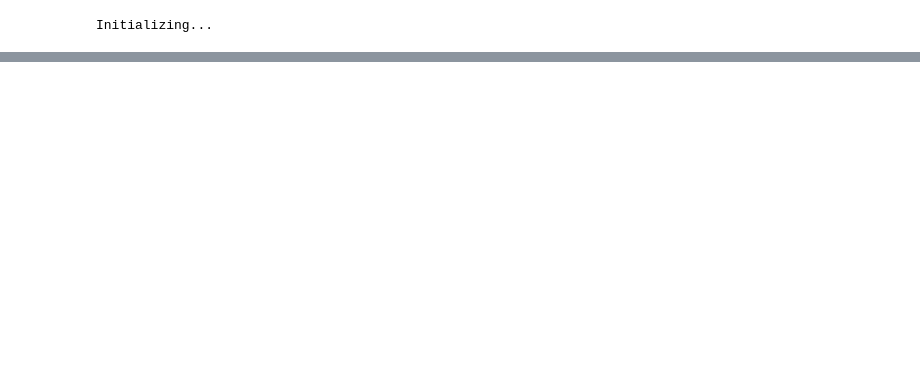
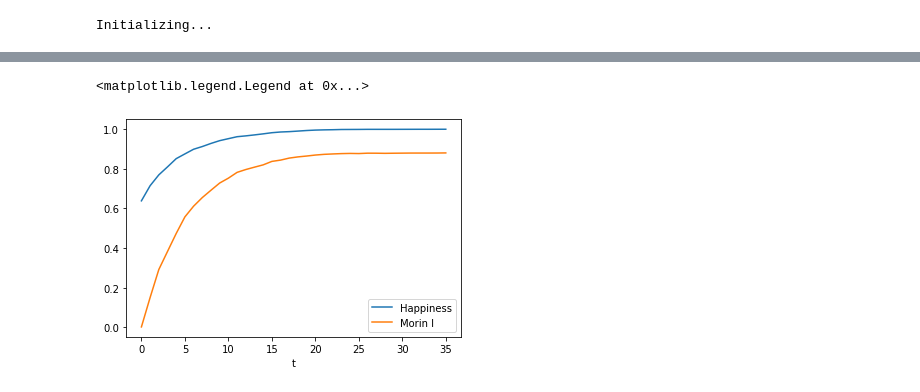
Before and after one commit to AthomsG/Schelling_Model_Central_Tolerance, a Jupyter notebook: Projeto/Schelling Model/Schelling.ipynb, the cells around one changed output, grey strips where cells are left out. Cells and saved outputs as stored; diff of their text form; code cells hidden in the pictures; blank space fills up the shorter version.

```diff
--- a/Projeto/Schelling Model/Schelling.ipynb
+++ b/Projeto/Schelling Model/Schelling.ipynb
@@ -344,0 +343,8 @@ Initializing...
+# %%
+N       = 100 # MATRIX SIZE
+density = 0.9 # POPULATION DENSITY ON LATICE
+f1      = 0.7 # STARTING POPULATION PERCENTAGE FOR RED POPULATION
+tmin    = 0.2 # MINIMUM TOLERANCE (BORDER CONDITION ON MAXIMUM R VALUE)
+tmax    = 0.8 # MAXIMUM TOLERANCE (BORDER CONDITION ON MINIMUM R VALUE)
+# %%
+output = run(N=N, density=density, f1=f1, tmin=tmin, tmax=tmax, measure_r_values=False, measure_happiness=True, measure_morin=True, n_iter = 300)
@@ -344,0 +357,8 @@ Initializing...
+# %%
+plt.plot(output['happiness'],label="Happiness")
+plt.plot(output['morin'],label="Morin I")
+plt.xlabel("t")
+plt.legend()
+# %% [output]
+<matplotlib.legend.Legend at 0x...>
+[figure, added]
```
Also changed, not shown: parts of 20 cells of this notebook, 1 other file.
